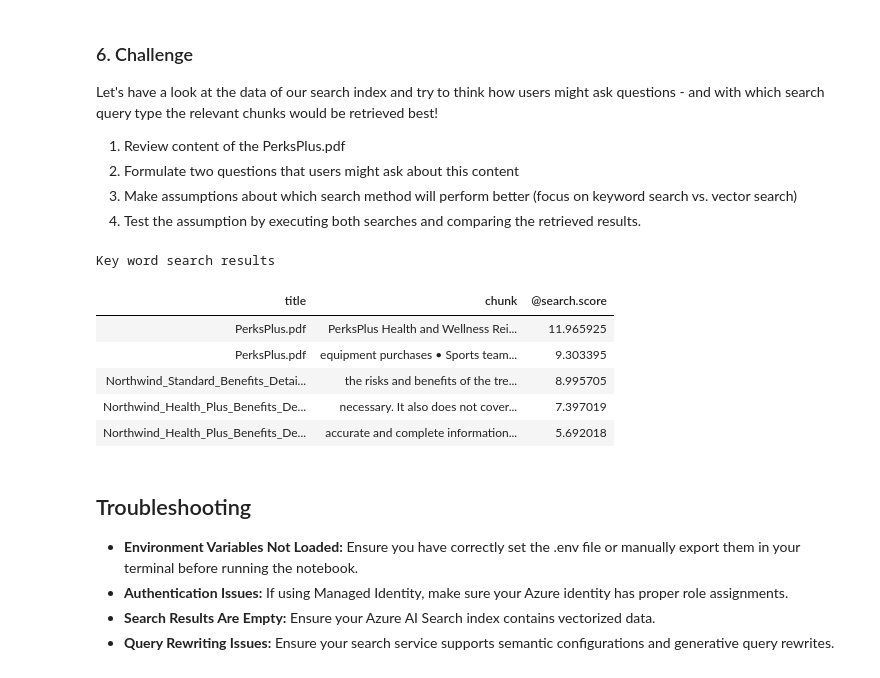
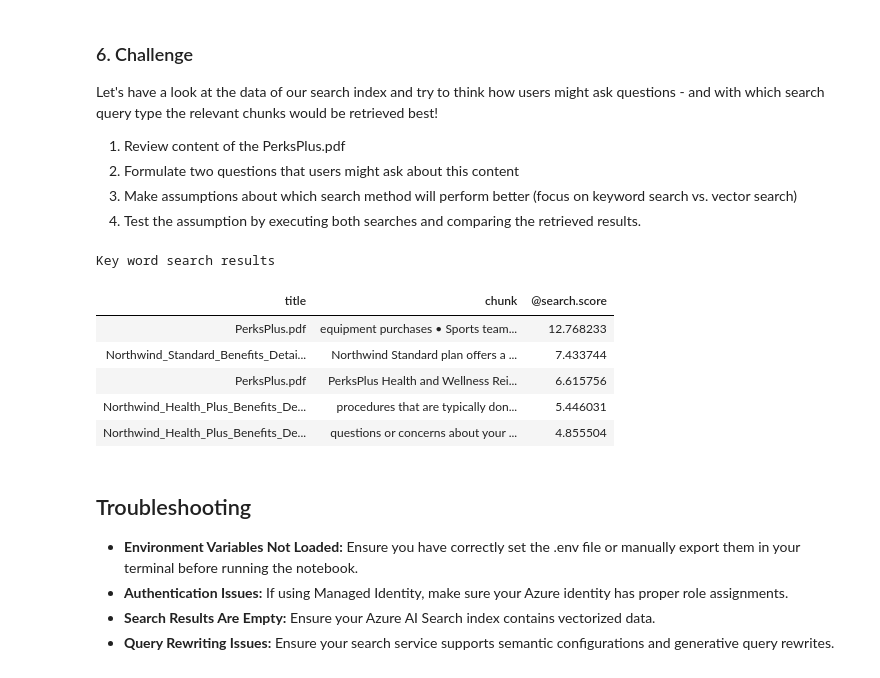
Before and after one commit to limonaluna/rag-time, a Jupyter notebook: Journey 2 - Build the Ultimate Retrieval System for RAG/sample/2-Build-The-Ultimate-Retrieval-System-For-RAG.ipynb, the cells around one changed output. Drawn from its saved outputs; the diff is of its cells as text; code cells hidden in the pictures.

```diff
--- a/Journey 2 - Build the Ultimate Retrieval System for RAG/sample/2-Build-The-Ultimate-Retrieval-System-For-RAG.ipynb
+++ b/Journey 2 - Build the Ultimate Retrieval System for RAG/sample/2-Build-The-Ultimate-Retrieval-System-For-RAG.ipynb
@@ -145,24 +145,24 @@ Let's have a look at the data of our search index and try to think how users mig
 3. Make assumptions about which search method will perform better (focus on keyword search vs. vector search)
 4. Test the assumption by executing both searches and comparing the retrieved results.
 # %%
-    question = "Does PerksPlus support reducing anxiety or stress?"
+    question = "Is horseback riding considered eligible under PerksPlus?"
     results_keyword = search_client.search(search_text=question, top=5, select=["title", "chunk"])
 
     print("Key word search results")
     display_results(results_keyword)
 
     results_vector = search_client.search(vector_queries=[VectorizableTextQuery(text=question, k_nearest_neighbors=50, fields="text_vector")], top=5, select=["title", "chunk"])
 
     print("Vector search results")
     display_results(results_vector)
 # %% [output]
 Key word search results
 | title | chunk | @search.score |
-| PerksPlus.pdf | PerksPlus Health and Wellness Rei... | 11.965925 |
-| PerksPlus.pdf | equipment purchases • Sports team... | 9.303395 |
-| Northwind_Standard_Benefits_Detai... | the risks and benefits of the tre... | 8.995705 |
-| Northwind_Health_Plus_Benefits_De... | necessary. It also does not cover... | 7.397019 |
-| Northwind_Health_Plus_Benefits_De... | accurate and complete information... | 5.692018 |
+| PerksPlus.pdf | equipment purchases • Sports team... | 12.768233 |
+| Northwind_Standard_Benefits_Detai... | Northwind Standard plan offers a ... | 7.433744 |
+| PerksPlus.pdf | PerksPlus Health and Wellness Rei... | 6.615756 |
+| Northwind_Health_Plus_Benefits_De... | procedures that are typically don... | 5.446031 |
+| Northwind_Health_Plus_Benefits_De... | questions or concerns about your ... | 4.855504 |
 # %% [markdown]
 ## Troubleshooting
 
```
Also changed, not shown: 1 other file.
